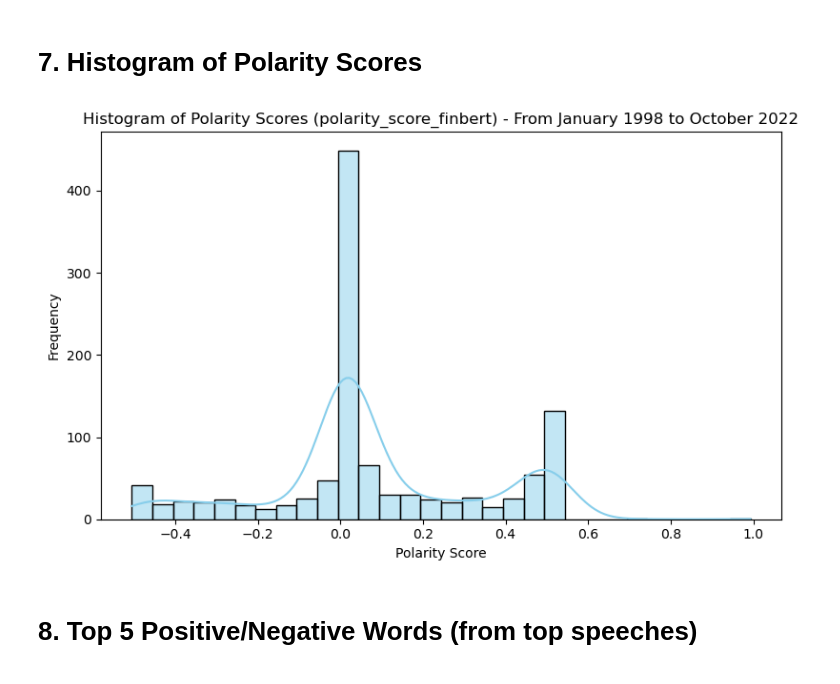
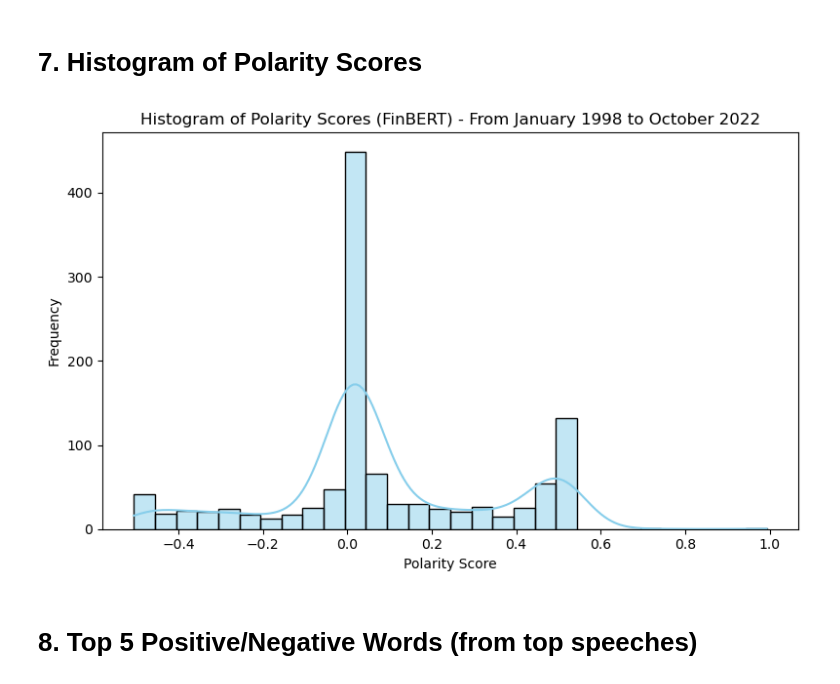
Before and after one commit to gamzebb/group-project, a Jupyter notebook: Speech Analysis - Positive, Negative, Top words (1998-22)-Aoife.ipynb, the cells around one changed output. Drawn from its saved outputs; the diff is of its cells as text; code cells hidden in the pictures.

```diff
--- a/Speech Analysis - Positive, Negative, Top words (1998-22)-Aoife.ipynb
+++ b/Speech Analysis - Positive, Negative, Top words (1998-22)-Aoife.ipynb
@@ -16,7 +16,7 @@ from collections import Counter         # For counting word frequencies
 from sklearn.feature_extraction.text import CountVectorizer  # For converting text to a matrix of token counts
 
 # Load the dataset from a CSV file into a DataFrame
-df = pd.read_csv("df_uk_for_top_speeches.csv")
+df = pd.read_csv("https://raw.githubusercontent.com/gamzebb/group-project/refs/heads/main/df_uk_for_top_speeches.csv")
 
 # Display the first few rows of the dataset to preview the data
 df.head()
@@ -206,17 +206,17 @@ Passing `palette` without assigning `hue` is deprecated and will be removed in v
 # %%
 # ========================
 # 4. Histogram of Polarity Scores
 # ========================
 plt.figure(figsize=(8, 5))
 sns.histplot(df['polarity_score_finbert'].dropna(), bins=30, kde=True, color='skyblue')
 #plt.title("Histogram of Polarity Scores (TextBlob)")
-plt.title(f"Histogram of Polarity Scores (polarity_score_finbert) - From {start_date_formatted} to {end_date_formatted}")
+plt.title(f"Histogram of Polarity Scores (FinBERT) - From {start_date_formatted} to {end_date_formatted}")
 plt.xlabel("Polarity Score")
 plt.ylabel("Frequency")
 plt.tight_layout()
 plt.show()
 # %% [output]
-[figure, old version]
+[figure, new version]
 # %% [markdown]
 # 8. Top 5 Positive/Negative Words (from top speeches)
 # %%
```
Also changed, not shown: parts of 3 cells of this notebook.
